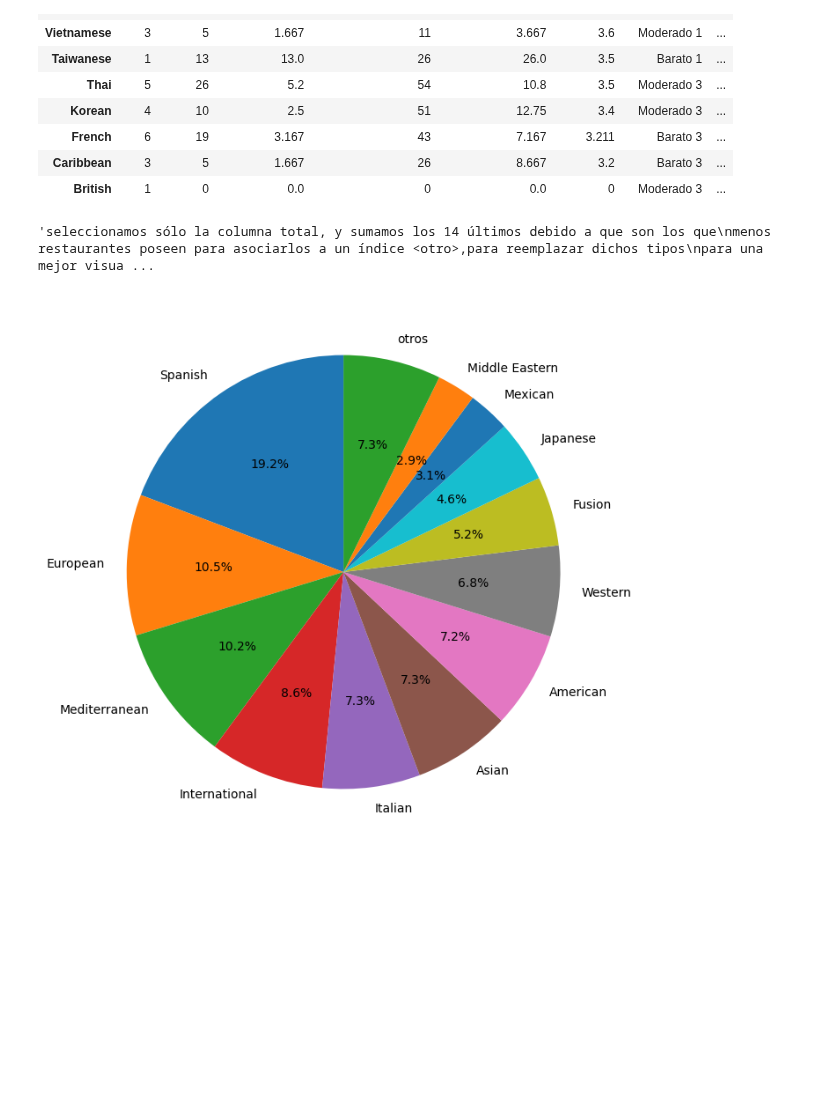
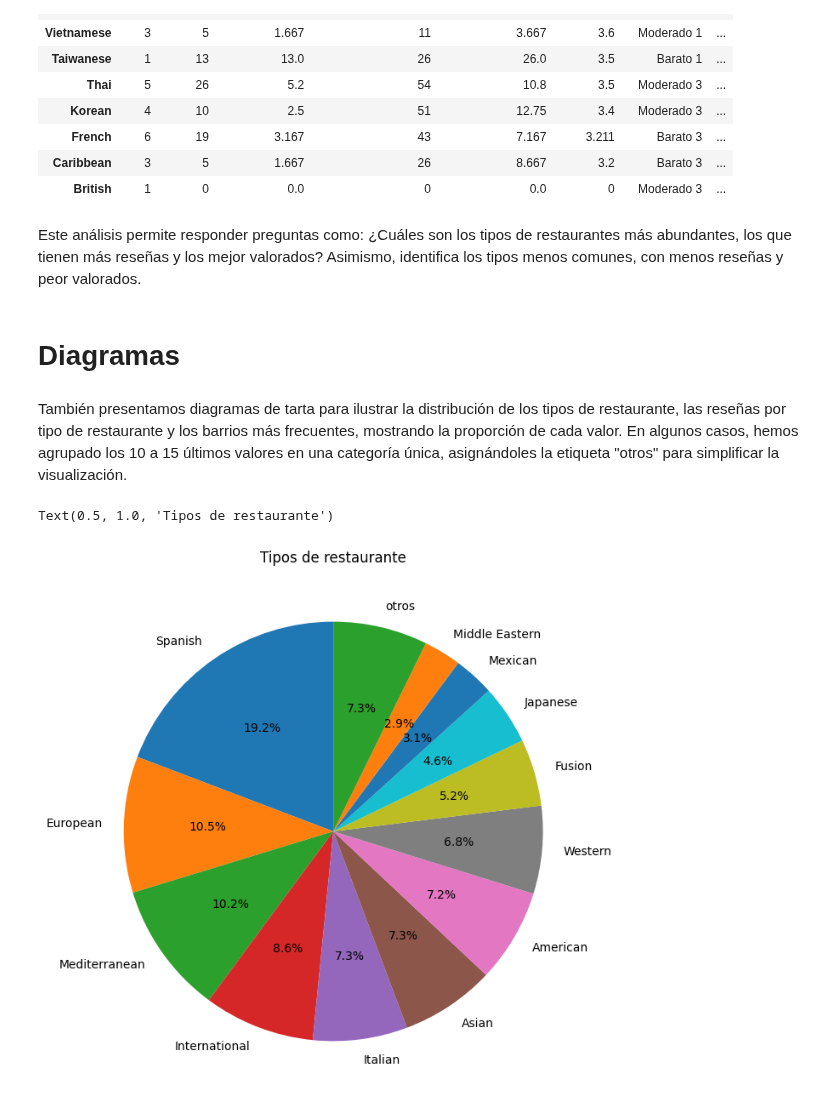
Before and after one commit to anton-p0g/ProyectoWebScrapping, a Jupyter notebook: parte2/top tipos de restaurantes/top_tipos_restuarantes.ipynb, the cells around one changed output. Saved outputs shown, nothing was run; the diff lists cells and outputs as text; code cells hidden in the pictures; blank space fills up the shorter version.

```diff
--- a/parte2/top tipos de restaurantes/top_tipos_restuarantes.ipynb
+++ b/parte2/top tipos de restaurantes/top_tipos_restuarantes.ipynb
@@ -4,7 +8,7 @@ from typing import List, Dict
 import matplotlib.pyplot as plt
 import numpy as np
 
-df = pd.read_csv("../ficheros_csv/restaurantes_con_distrito_barrio.csv", index_col = 0)
+df = pd.read_csv("restaurantes_con_distrito_barrio.csv", index_col = 0)
 df
 # %% [output]
 |  | Name | Address | Lat | Long | Number of Ratings | Restaurant Rating | Type of Restaurant | ... |
@@ -211,26 +220,29 @@ total_rating_ordenados[-10:]
 | French | 6 | 19 | 3.167 | 43 | 7.167 | 3.211 | Barato 3 | ... |
 | Caribbean | 3 | 5 | 1.667 | 26 | 8.667 | 3.2 | Barato 3 | ... |
 | British | 1 | 0 | 0.0 | 0 | 0.0 | 0 | Moderado 3 | ... |
+# %% [markdown]
+Este análisis permite responder preguntas como: ¿Cuáles son los tipos de restaurantes más abundantes, los que tienen más reseñas y los mejor valorados? Asimismo, identifica los tipos menos comunes, con menos reseñas y peor valorados.
+# %% [markdown]
+# Diagramas
+# %% [markdown]
+También presentamos diagramas de tarta para ilustrar la distribución de los tipos de restaurante, las reseñas por tipo de restaurante y los barrios más frecuentes, mostrando la proporción de cada valor. En algunos casos, hemos agrupado los 10 a 15 últimos valores en una categoría única, asignándoles la etiqueta "otros" para simplificar la visualización.
 # %%
 plt.figure(figsize=(8, 8))
 solo_tipos_ordenados = total_tipos_ordenados["total"]
 ultimos = solo_tipos_ordenados[-14:].sum()
 index_ultimos = solo_tipos_ordenados[-14:].index
 sin_ultimos = solo_tipos_ordenados.drop(index_ultimos)
 sin_ultimos["otros"] = ultimos
 plt.pie(
     sin_ultimos.values,
     labels=sin_ultimos.index,
     autopct='%1.1f%%',
     startangle=90
 )
-
-"""seleccionamos sólo la columna total, y sumamos los 14 últimos debido a que son los que
-menos restaurantes poseen para asociarlos a un índice <otro>,para reemplazar dichos tipos
-para una mejor visualización del diagrama de tarta"""
+plt.title("Tipos de restaurante")
 # %% [output]
-'seleccionamos sólo la columna total, y sumamos los 14 últimos debido a que son los que\nmenos restaurantes poseen para asociarlos a un índice <otro>,para reemplazar dichos tipos\npara una mejor visua ...
+Text(0.5, 1.0, 'Tipos de restaurante')
-[figure, old version]
+[figure, new version]
 # %%
 plt.figure(figsize=(8, 8))
 solo_reviews_ordenados = total_reviews_ordenados["reviews"]
```
Also changed, not shown: parts of 13 cells of this notebook.
